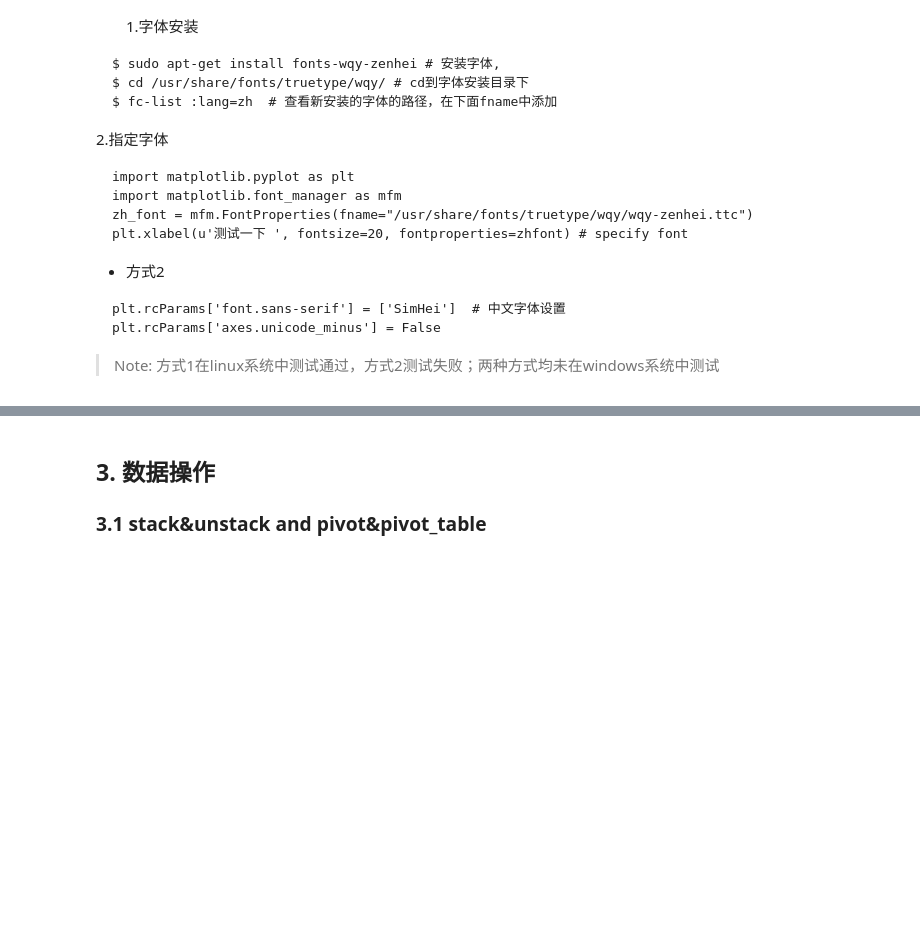
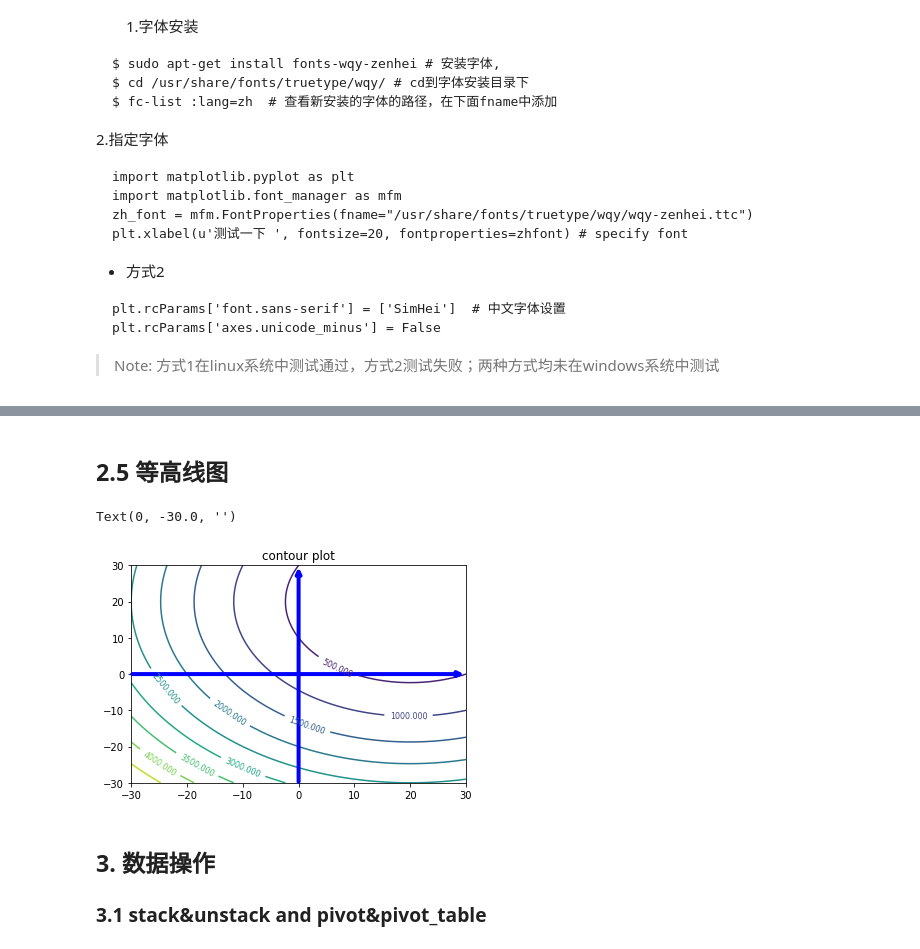
Before and after one commit to lyj555/SelfLearning, a Jupyter notebook: 工具篇/python_learning/python_tips.ipynb, the cells around one changed output, grey strips where cells are left out. Drawn from its saved outputs; the diff is of its cells as text; code cells hidden in the pictures; blank space fills up the shorter version.

```diff
--- a/工具篇/python_learning/python_tips.ipynb
+++ b/工具篇/python_learning/python_tips.ipynb
@@ -278,3 +312,29 @@ plt.rcParams['axes.unicode_minus'] = False
+# %% [markdown]
+## 2.5 等高线图
+# %%
+import matplotlib.pyplot as plt
+
+f = lambda w1, w2: pow((w1-20), 2)+pow((w2-20), 2)
+
+x=np.linspace(-30, 30, 100)
+y=np.linspace(-30, 30, 100)
+X,Y=np.meshgrid(x,y)
+
+fig, ax = plt.subplots()
+CS = ax.contour(X, Y, f(X, Y), 10)
+ax.clabel(CS, inline=2, fontsize=8)
+ax.set_title('contour plot')
+
+ax.annotate('', xy=(x[-1],0), xytext=(x[0],0), va='center',
+            multialignment='right',
+            arrowprops={'arrowstyle': '-|>', 'lw': 4, 'ec': 'b', 'shrinkA': 1})
+
+ax.annotate('', xy=(0, y[-1]), xytext=(0, y[0]), va='center',
+            multialignment='right',
+            arrowprops={'arrowstyle': '-|>', 'lw': 4, 'ec': 'b', 'shrinkA': 1})
+# %% [output]
+Text(0, -30.0, '')
+[figure, added]
 # %% [markdown]
 ## 3. 数据操作
 
```
Also changed, not shown: parts of 2 cells of this notebook, 11 other files.
